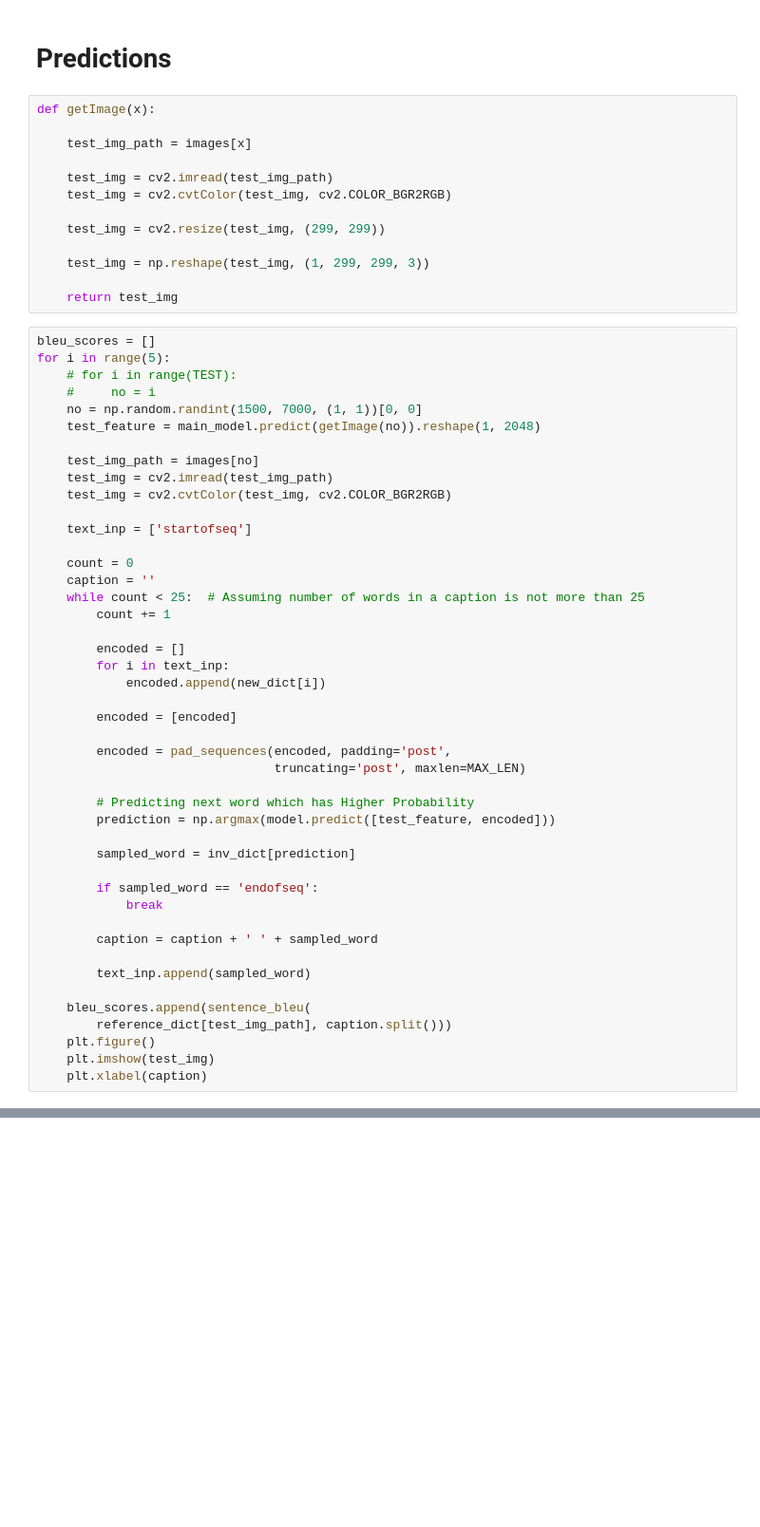
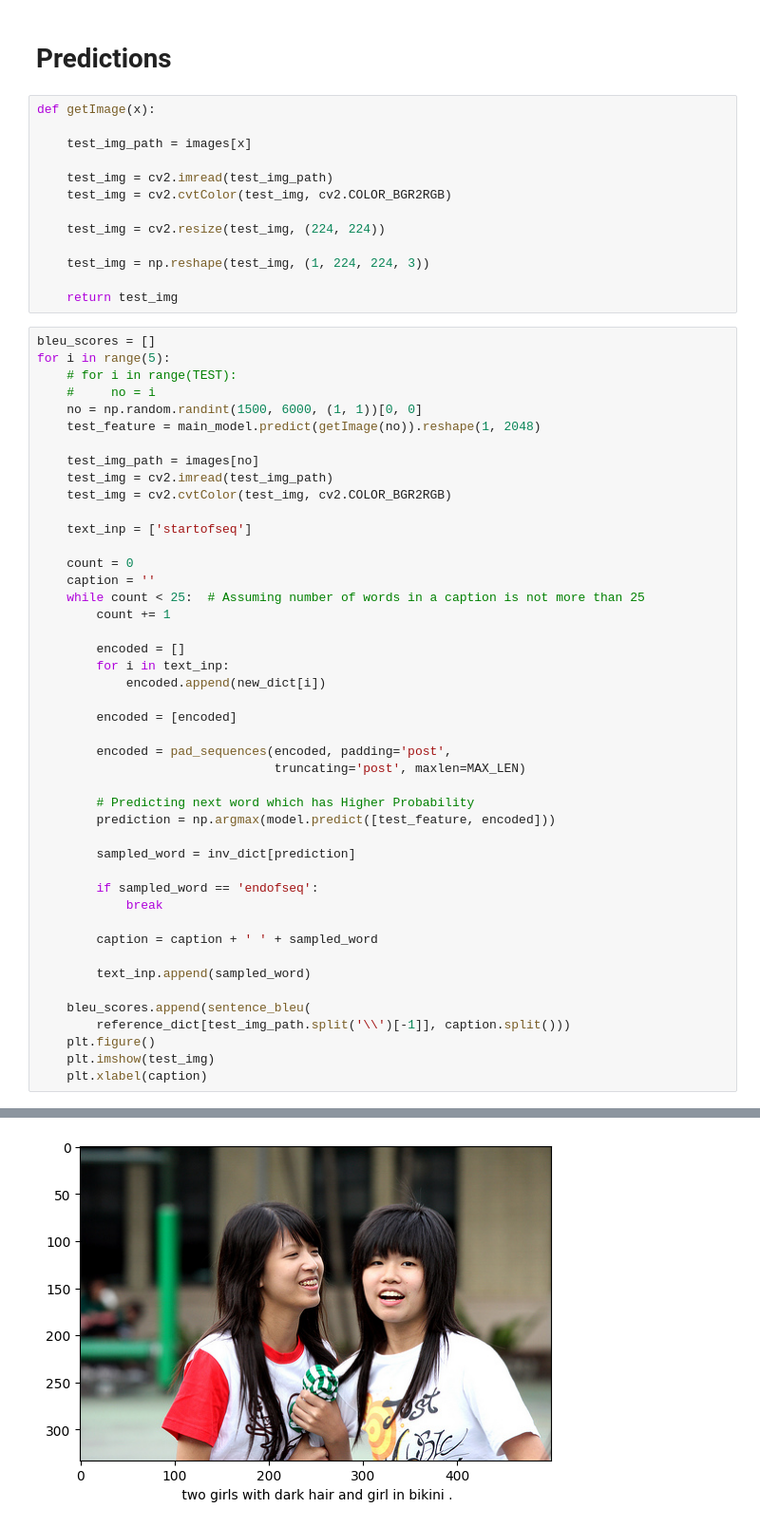
Before and after one commit to krosshykes/Image-Captioning, a Jupyter notebook: ResNeXt/ResNeXt.ipynb, the cells around one changed output, grey strips where cells are left out. Shown at 95% size. Drawn from its saved outputs; the diff is of its cells as text; blank space fills up the shorter version.

```diff
--- a/ResNeXt/ResNeXt.ipynb
+++ b/ResNeXt/ResNeXt.ipynb
@@ -403,9 +459,9 @@ def getImage(x):
     test_img = cv2.imread(test_img_path)
     test_img = cv2.cvtColor(test_img, cv2.COLOR_BGR2RGB)
 
-    test_img = cv2.resize(test_img, (299, 299))
+    test_img = cv2.resize(test_img, (224, 224))
 
-    test_img = np.reshape(test_img, (1, 299, 299, 3))
+    test_img = np.reshape(test_img, (1, 224, 224, 3))
 
     return test_img
 # %%
@@ -413,7 +469,7 @@ bleu_scores = []
 for i in range(5):
     # for i in range(TEST):
     #     no = i
-    no = np.random.randint(1500, 7000, (1, 1))[0, 0]
+    no = np.random.randint(1500, 6000, (1, 1))[0, 0]
     test_feature = main_model.predict(getImage(no)).reshape(1, 2048)
 
     test_img_path = images[no]
@@ -449,7 +505,8 @@ for i in range(5):
         text_inp.append(sampled_word)
 
     bleu_scores.append(sentence_bleu(
-        reference_dict[test_img_path], caption.split()))
+        reference_dict[test_img_path.split('\\')[-1]], caption.split()))
     plt.figure()
     plt.imshow(test_img)
     plt.xlabel(caption)
+# %% [output]
@@ -455,0 +557 @@ for i in range(5):
+[figure, added]
```
Also changed, not shown: parts of 19 cells of this notebook, 2 other files.
